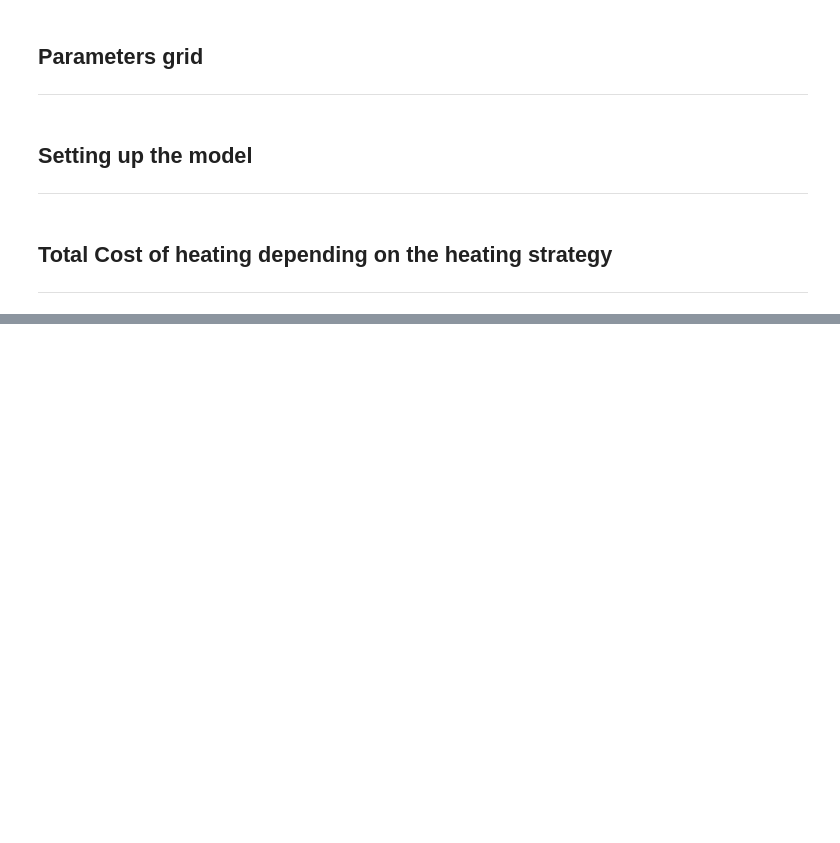
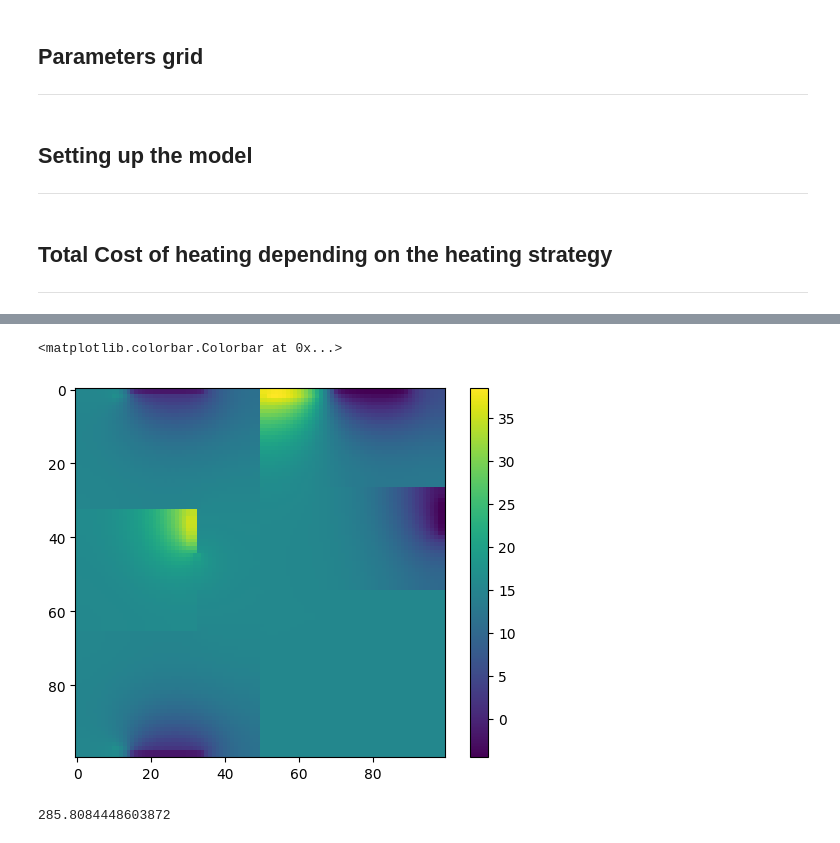
Before and after one commit to tadejow/house_heating, a Jupyter notebook: pipeline/experiments.ipynb, the cells around one changed output, grey strips where cells are left out. Cells and saved outputs as stored; diff of their text form; code cells hidden in the pictures; blank space fills up the shorter version.

```diff
--- a/pipeline/experiments.ipynb
+++ b/pipeline/experiments.ipynb
@@ -251,0 +262,5 @@ for strategies in tqdm(product(base_strat, repeat=len(model_parameters["areas"].
+# %%
+plt.colorbar(plt.imshow(model.result_matrix - 272))
+# %% [output]
+<matplotlib.colorbar.Colorbar at 0x...>
+[figure, added]
@@ -251,0 +269,4 @@ for strategies in tqdm(product(base_strat, repeat=len(model_parameters["areas"].
+# %%
+sum([model.partial_matrix[key].sum() for key in model.partial_matrix.keys()][:-1]) / sum([model.partial_matrix[key].size for key in model.partial_matrix.keys()][:-1])
+# %% [output]
+285.8084448603872
```
Also changed, not shown: parts of 4 cells of this notebook, 2 other files.
